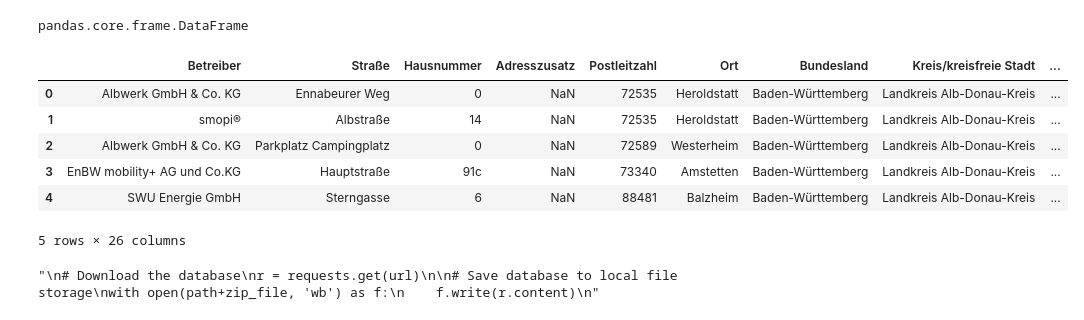
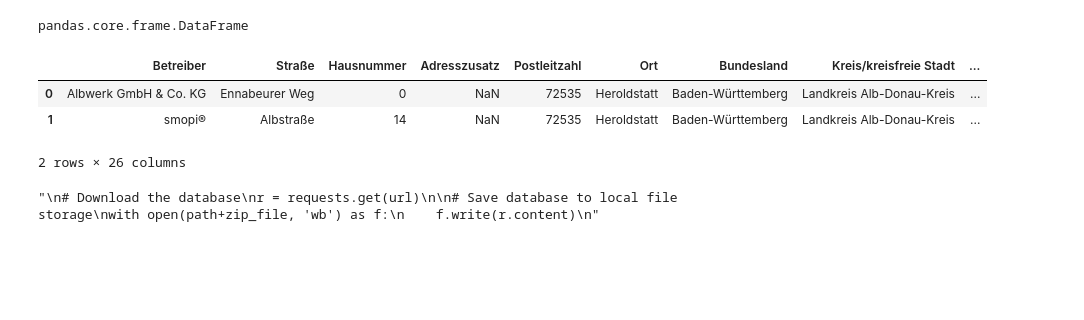
Before and after one commit to RomyBrate/capstone_project_ev, a Jupyter notebook: charging_stations.ipynb, the cells around one changed output. Saved outputs shown, nothing was run; the diff lists cells and outputs as text; code cells hidden in the pictures; blank space fills up the shorter version.

```diff
--- a/charging_stations.ipynb
+++ b/charging_stations.ipynb
@@ -24,7 +22,7 @@ url = 'https://www.bundesnetzagentur.de/SharedDocs/Downloads/DE/Sachgebiete/Ener
 # %%
 # Importing the csv file from the website with the defined 'url' variable
 # First 10 rows not needed
-df_charging_stations = pd.read_csv(url, delimiter=';', encoding='iso8859-1', skiprows=10)
+df_charging_stations = pd.read_csv('charging_stations.csv', delimiter=';', encoding='iso8859-1', skiprows=10, dtype={'Postleitzahl': str})
 # %%
 # checking and confirming the status of the df
 type(df_charging_stations)
@@ -32,15 +30,12 @@ type(df_charging_stations)
 pandas.core.frame.DataFrame
 # %%
 # calling the dataframe to check on it's content
-df_charging_stations.head()
+df_charging_stations.head(2)
 # %% [output]
 |  | Betreiber | Straße | Hausnummer | Adresszusatz | Postleitzahl | Ort | Bundesland | Kreis/kreisfreie Stadt | ... |
 | 0 | Albwerk GmbH & Co. KG | Ennabeurer Weg | 0 | NaN | 72535 | Heroldstatt | Baden-Württemberg | Landkreis Alb-Donau-Kreis | ... |
 | 1 | smopi® | Albstraße | 14 | NaN | 72535 | Heroldstatt | Baden-Württemberg | Landkreis Alb-Donau-Kreis | ... |
-| 2 | Albwerk GmbH & Co. KG | Parkplatz Campingplatz | 0 | NaN | 72589 | Westerheim | Baden-Württemberg | Landkreis Alb-Donau-Kreis | ... |
-| 3 | EnBW mobility+ AG und Co.KG | Hauptstraße | 91c | NaN | 73340 | Amstetten | Baden-Württemberg | Landkreis Alb-Donau-Kreis | ... |
-| 4 | SWU Energie GmbH | Sterngasse | 6 | NaN | 88481 | Balzheim | Baden-Württemberg | Landkreis Alb-Donau-Kreis | ... |
-5 rows × 26 columns
+2 rows × 26 columns
 # %%
 """
 # Download the database
```
Also changed, not shown: parts of 45 cells of this notebook, 4 other files.
